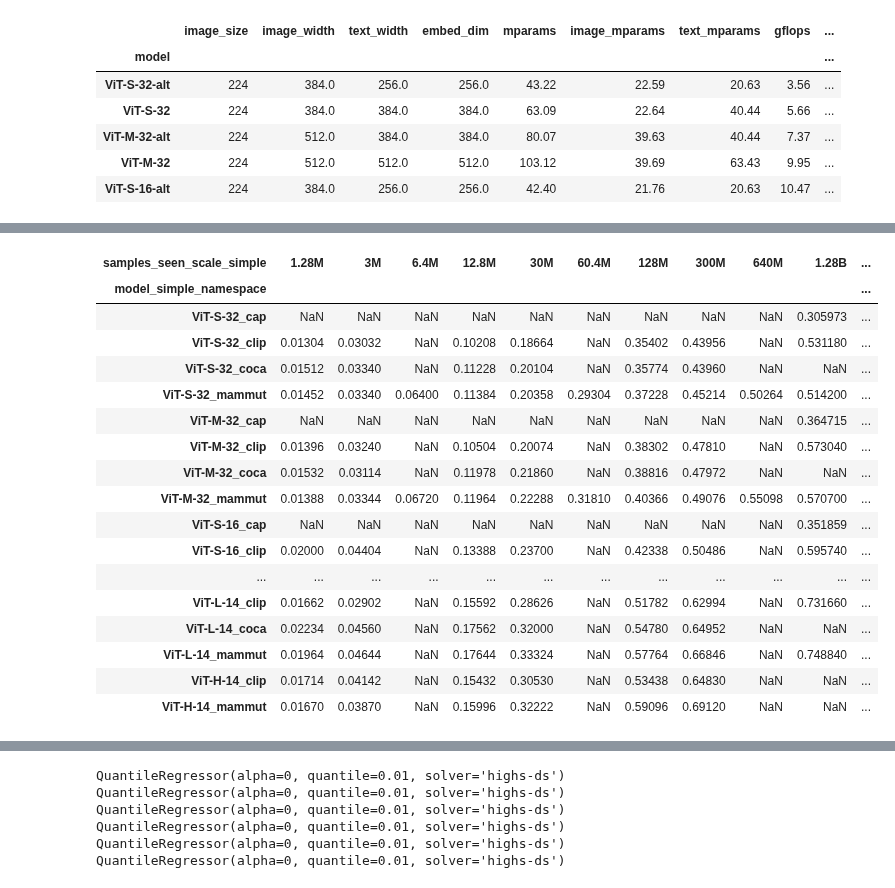
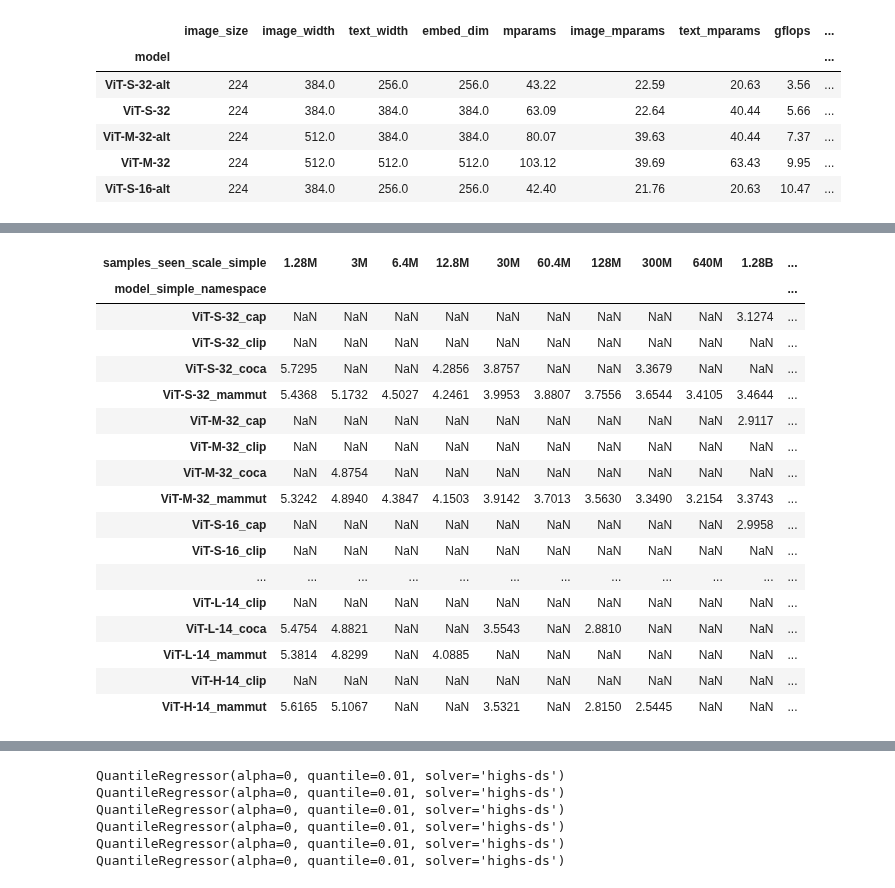
Before and after one commit to SLAMPAI/open_clip_scaling, a Jupyter notebook: results.ipynb, the cells around one changed output, grey strips where cells are left out. Cells and saved outputs as stored; diff of their text form; code cells hidden in the pictures.

```diff
--- a/results.ipynb
+++ b/results.ipynb
@@ -262,8 +242,9 @@ d[["epoch", metric]]
 # %%
 d = df
 
-#ds = 'sugar_crepe/swap_obj'
+ds = 'sugar_crepe/swap_obj'
 #metric = "acc"
+metric = "caption_loss"
 
 #ds = "winoground"
 #metric = "acc"
@@ -272,8 +253,8 @@ d = df
 #metric = "image_retrieval_recall@5"
 #metric = "text_retrieval_recall@5"
 
-ds = "imagenet1k"
-metric = "acc1"
+#ds = "imagenet1k"
+#metric = "acc1"
 
 #eval_type = "log_likelihood"
 #eval_type = "similarity"
@@ -284,7 +265,7 @@ d = d[d.epoch==d.total_epochs]
 #d = d[d.eval_type == eval_type]
 d = d.sort_values(by=metric, ascending=False)
 vars=("samples_seen_scale_simple", "model_simple_namespace")
-d = d.drop_duplicates(subset=vars, keep="first")
+d = d.drop_duplicates(subset=vars, keep="last")
 d = pd.pivot(
     d,
     index="samples_seen_scale_simple",
@@ -292,49 +273,49 @@ d = pd.pivot(
     values=metric,
 )
 
 cols = d.columns
 cols = sorted(cols, key=lambda k:model_profile.loc["_".join(k.split("_")[:-1])].gflops)
 #cols = [c  for c in cols if "cap" not in c and "coca" not in c and "H-14" not in c and "plus" not in c]
 
 d = d[cols]
 index = sorted(d.index, key=lambda k:samples_seen_from_str(k))
 #index = ['1.28B']
 d = d.loc[index]
 #print(index)
 #d = d.dropna(axis=0)
 #d.T
 
 dl = d.T.copy()
 dl = dl.round(2)
 s=(dl.to_latex(float_format="%.2f"))
 s = s.replace("NaN", "-")
 s = s.replace("_", " ")
 s = s.replace("coca", "CoCa")
 s = s.replace("cap", "Cap")
 s = s.replace("mammut", "MaMMUT")
 s = s.replace("clip", "CLIP")
 #print(s)
 d
 d.T
 # %% [output]
 | samples_seen_scale_simple | 1.28M | 3M | 6.4M | 12.8M | 30M | 60.4M | 128M | 300M | 640M | 1.28B | ... |
 | model_simple_namespace |  |  |  |  |  |  |  |  |  |  | ... |
-| ViT-S-32_cap | NaN | NaN | NaN | NaN | NaN | NaN | NaN | NaN | NaN | 0.305973 | ... |
-| ViT-S-32_clip | 0.01304 | 0.03032 | NaN | 0.10208 | 0.18664 | NaN | 0.35402 | 0.43956 | NaN | 0.531180 | ... |
-| ViT-S-32_coca | 0.01512 | 0.03340 | NaN | 0.11228 | 0.20104 | NaN | 0.35774 | 0.43960 | NaN | NaN | ... |
-| ViT-S-32_mammut | 0.01452 | 0.03340 | 0.06400 | 0.11384 | 0.20358 | 0.29304 | 0.37228 | 0.45214 | 0.50264 | 0.514200 | ... |
-| ViT-M-32_cap | NaN | NaN | NaN | NaN | NaN | NaN | NaN | NaN | NaN | 0.364715 | ... |
-| ViT-M-32_clip | 0.01396 | 0.03240 | NaN | 0.10504 | 0.20074 | NaN | 0.38302 | 0.47810 | NaN | 0.573040 | ... |
-| ViT-M-32_coca | 0.01532 | 0.03114 | NaN | 0.11978 | 0.21860 | NaN | 0.38816 | 0.47972 | NaN | NaN | ... |
-| ViT-M-32_mammut | 0.01388 | 0.03344 | 0.06720 | 0.11964 | 0.22288 | 0.31810 | 0.40366 | 0.49076 | 0.55098 | 0.570700 | ... |
-| ViT-S-16_cap | NaN | NaN | NaN | NaN | NaN | NaN | NaN | NaN | NaN | 0.351859 | ... |
-| ViT-S-16_clip | 0.02000 | 0.04404 | NaN | 0.13388 | 0.23700 | NaN | 0.42338 | 0.50486 | NaN | 0.595740 | ... |
+| ViT-S-32_cap | NaN | NaN | NaN | NaN | NaN | NaN | NaN | NaN | NaN | 3.1274 | ... |
+| ViT-S-32_clip | NaN | NaN | NaN | NaN | NaN | NaN | NaN | NaN | NaN | NaN | ... |
+| ViT-S-32_coca | 5.7295 | NaN | NaN | 4.2856 | 3.8757 | NaN | NaN | 3.3679 | NaN | NaN | ... |
+| ViT-S-32_mammut | 5.4368 | 5.1732 | 4.5027 | 4.2461 | 3.9953 | 3.8807 | 3.7556 | 3.6544 | 3.4105 | 3.4644 | ... |
+| ViT-M-32_cap | NaN | NaN | NaN | NaN | NaN | NaN | NaN | NaN | NaN | 2.9117 | ... |
+| ViT-M-32_clip | NaN | NaN | NaN | NaN | NaN | NaN | NaN | NaN | NaN | NaN | ... |
+| ViT-M-32_coca | NaN | 4.8754 | NaN | NaN | NaN | NaN | NaN | NaN | NaN | NaN | ... |
+| ViT-M-32_mammut | 5.3242 | 4.8940 | 4.3847 | 4.1503 | 3.9142 | 3.7013 | 3.5630 | 3.3490 | 3.2154 | 3.3743 | ... |
+| ViT-S-16_cap | NaN | NaN | NaN | NaN | NaN | NaN | NaN | NaN | NaN | 2.9958 | ... |
+| ViT-S-16_clip | NaN | NaN | NaN | NaN | NaN | NaN | NaN | NaN | NaN | NaN | ... |
 | ... | ... | ... | ... | ... | ... | ... | ... | ... | ... | ... | ... |
-| ViT-L-14_clip | 0.01662 | 0.02902 | NaN | 0.15592 | 0.28626 | NaN | 0.51782 | 0.62994 | NaN | 0.731660 | ... |
-| ViT-L-14_coca | 0.02234 | 0.04560 | NaN | 0.17562 | 0.32000 | NaN | 0.54780 | 0.64952 | NaN | NaN | ... |
-| ViT-L-14_mammut | 0.01964 | 0.04644 | NaN | 0.17644 | 0.33324 | NaN | 0.57764 | 0.66846 | NaN | 0.748840 | ... |
-| ViT-H-14_clip | 0.01714 | 0.04142 | NaN | 0.15432 | 0.30530 | NaN | 0.53438 | 0.64830 | NaN | NaN | ... |
-| ViT-H-14_mammut | 0.01670 | 0.03870 | NaN | 0.15996 | 0.32222 | NaN | 0.59096 | 0.69120 | NaN | NaN | ... |
+| ViT-L-14_clip | NaN | NaN | NaN | NaN | NaN | NaN | NaN | NaN | NaN | NaN | ... |
+| ViT-L-14_coca | 5.4754 | 4.8821 | NaN | NaN | 3.5543 | NaN | 2.8810 | NaN | NaN | NaN | ... |
+| ViT-L-14_mammut | 5.3814 | 4.8299 | NaN | 4.0885 | NaN | NaN | NaN | NaN | NaN | NaN | ... |
+| ViT-H-14_clip | NaN | NaN | NaN | NaN | NaN | NaN | NaN | NaN | NaN | NaN | ... |
+| ViT-H-14_mammut | 5.6165 | 5.1067 | NaN | NaN | 3.5321 | NaN | 2.8150 | 2.5445 | NaN | NaN | ... |
 # %%
 d = df.copy()
 
```
Also changed, not shown: parts of 14 cells of this notebook, 1 other file.
